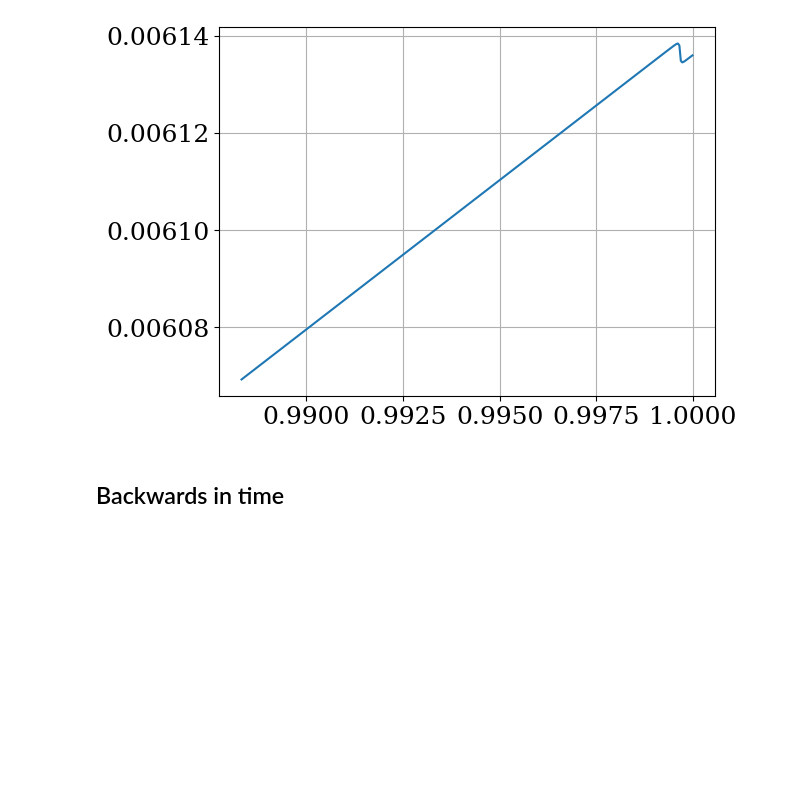
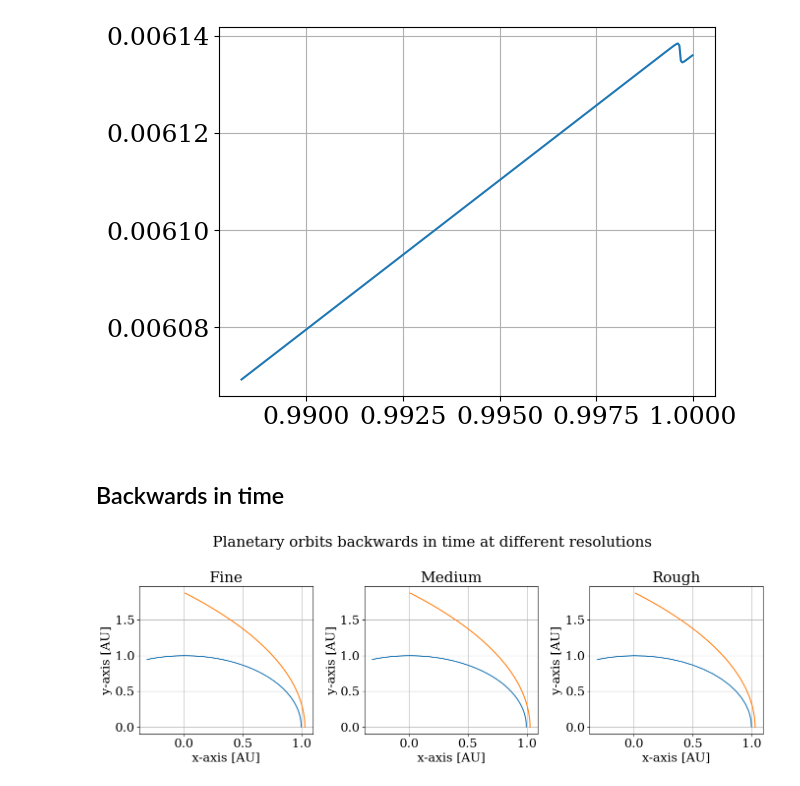
Before and after one commit to Shellf1sh/MolecularSimulation, a Jupyter notebook: problemSet1/Untitled-1.ipynb, the cells around one changed output. Saved outputs shown, nothing was run; the diff lists cells and outputs as text; code cells hidden in the pictures; blank space fills up the shorter version.

```diff
--- a/problemSet1/Untitled-1.ipynb
+++ b/problemSet1/Untitled-1.ipynb
@@ -244,6 +250,40 @@ last_coords_rough[4:] = -last_coords_rough[4:]
 last_coords_medium[4:] = -last_coords_medium[4:]
 last_coords_fine[4:] = -last_coords_fine[4:]
 
-backwards_result_rough = solve_ivp(x_dot, T_span, last_coords_rough, t_eval=t_steps_rough)
-backwards_result_medium = solve_ivp(x_dot, T_span, last_coords_medium, t_eval=t_steps_medium)
-backwards_result_fine = solve_ivp(x_dot, T_span, last_coords_fine, t_eval=t_steps_fine)
+backwards_result_rough = solve_ivp(x_dot, T_span, last_coords_rough, t_eval=t_steps_rough, method="RK45")
+backwards_result_medium = solve_ivp(x_dot, T_span, last_coords_medium, t_eval=t_steps_medium, method="RK45")
+backwards_result_fine = solve_ivp(x_dot, T_span, last_coords_fine, t_eval=t_steps_fine, method="RK45")
+# %%
+r1x_coords_rough_back = backwards_result_rough.y[0]
+r1y_coords_rough_back = backwards_result_rough.y[1]
+r2x_coords_rough_back = backwards_result_rough.y[2]
+r2y_coords_rough_back = backwards_result_rough.y[3]
+
+r1x_coords_medium_back = backwards_result_medium.y[0]
+r1y_coords_medium_back = backwards_result_medium.y[1]
+r2x_coords_medium_back = backwards_result_medium.y[2]
+r2y_coords_medium_back = backwards_result_medium.y[3]
+
+r1x_coords_fine_back = backwards_result_fine.y[0]
+r1y_coords_fine_back = backwards_result_fine.y[1]
+r2x_coords_fine_back = backwards_result_fine.y[2]
+r2y_coords_fine_back = backwards_result_fine.y[3]
+# %%
+fig, ax = plt.subplots(1,3, figsize = (14,5))
+
+ax[0].plot(r1x_coords_fine_back, r1y_coords_fine_back)
+ax[0].plot(r2x_coords_fine_back, r2y_coords_fine_back)
+ax[0].set(title="Fine", xlabel = "x-axis [AU]", ylabel = "y-axis [AU]")
+
+ax[1].plot(r1x_coords_medium_back, r1y_coords_medium_back)
+ax[1].plot(r2x_coords_medium_back, r2y_coords_medium_back)
+ax[1].set(title="Medium", xlabel = "x-axis [AU]", ylabel = "y-axis [AU]")
+
+ax[2].plot(r1x_coords_rough_back, r1y_coords_rough_back)
+ax[2].plot(r2x_coords_rough_back, r2y_coords_rough_back)
+ax[2].set(title="Rough", xlabel = "x-axis [AU]", ylabel = "y-axis [AU]")
+
+fig.suptitle("Planetary orbits backwards in time at different resolutions")
+fig.tight_layout()
+# %% [output]
+[figure, added]
```
Also changed, not shown: parts of 4 cells of this notebook, 1 other file.
